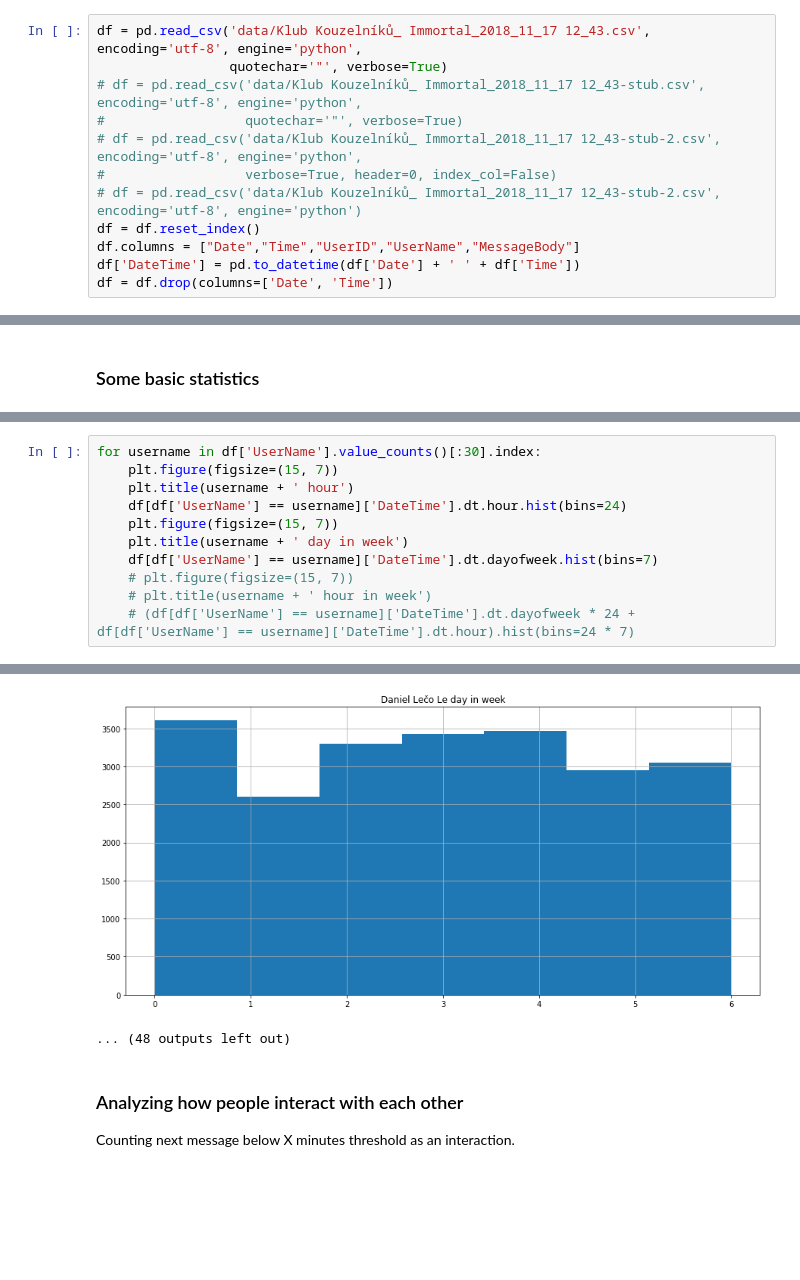
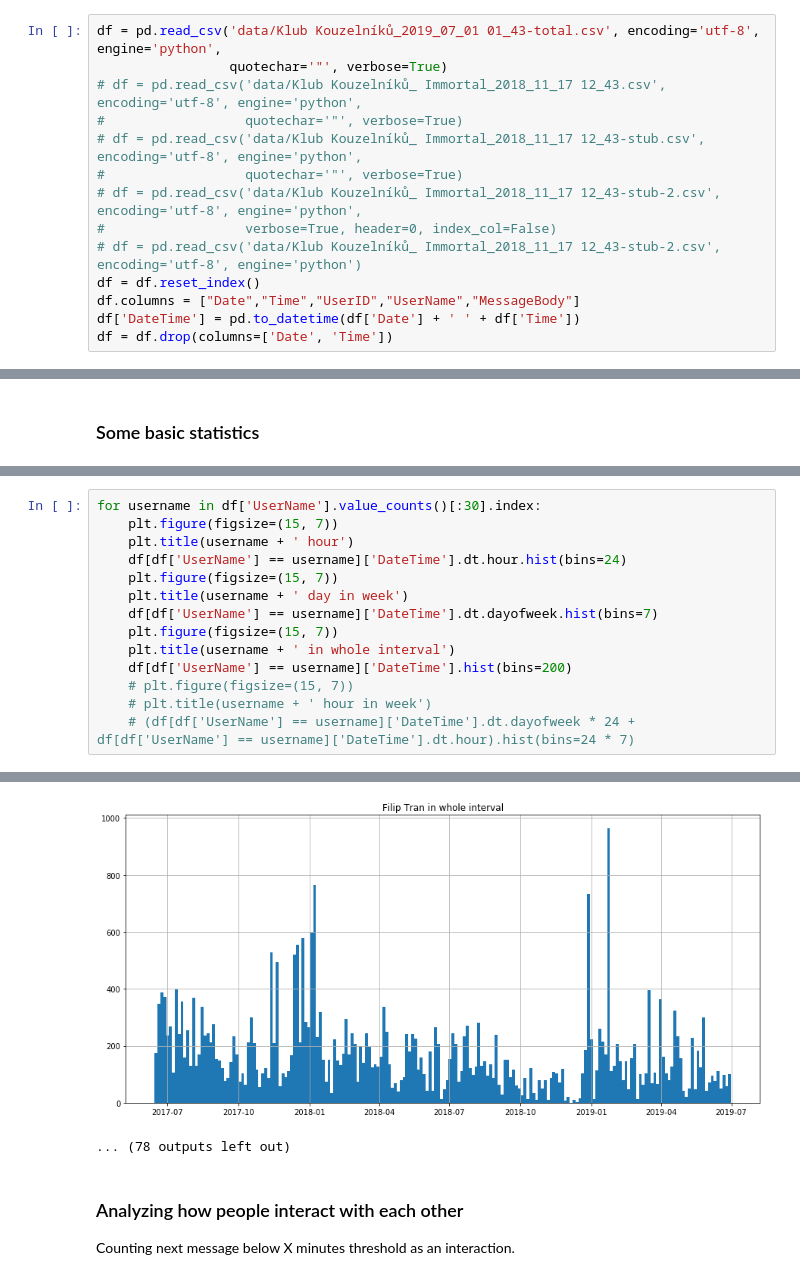
Before and after one commit to racinmat/fb-messages-downloading, a Jupyter notebook: chat_analysis.ipynb, the cells around one changed output, grey strips where cells are left out. Saved outputs shown, nothing was run; the diff lists cells and outputs as text; blank space fills up the shorter version.

```diff
--- a/chat_analysis.ipynb
+++ b/chat_analysis.ipynb
@@ -4,8 +5,10 @@ import numpy as np
 import matplotlib as mpl
 import matplotlib.pyplot as plt
 # %%
-df = pd.read_csv('data/Klub Kouzelníků_ Immortal_2018_11_17 12_43.csv', encoding='utf-8', engine='python',
+df = pd.read_csv('data/Klub Kouzelníků_2019_07_01 01_43-total.csv', encoding='utf-8', engine='python',
                  quotechar='"', verbose=True)
+# df = pd.read_csv('data/Klub Kouzelníků_ Immortal_2018_11_17 12_43.csv', encoding='utf-8', engine='python',
+#                  quotechar='"', verbose=True)
 # df = pd.read_csv('data/Klub Kouzelníků_ Immortal_2018_11_17 12_43-stub.csv', encoding='utf-8', engine='python',
 #                  quotechar='"', verbose=True)
 # df = pd.read_csv('data/Klub Kouzelníků_ Immortal_2018_11_17 12_43-stub-2.csv', encoding='utf-8', engine='python',
@@ -118,6 +142,9 @@ for username in df['UserName'].value_counts()[:30].index:
     plt.figure(figsize=(15, 7))
     plt.title(username + ' day in week')
     df[df['UserName'] == username]['DateTime'].dt.dayofweek.hist(bins=7)
+    plt.figure(figsize=(15, 7))
+    plt.title(username + ' in whole interval')
+    df[df['UserName'] == username]['DateTime'].hist(bins=200)
     # plt.figure(figsize=(15, 7))
     # plt.title(username + ' hour in week')
     # (df[df['UserName'] == username]['DateTime'].dt.dayofweek * 24 + df[df['UserName'] == username]['DateTime'].dt.hour).hist(bins=24 * 7)
@@ -136,5 +163,5 @@ for username in df['UserName'].value_counts()[:30].index:
-[figure, old version]
+[figure, new version]
-... (48 outputs left out)
+... (78 outputs left out)
 # %% [markdown]
 ### Analyzing how people interact with each other
 Counting next message below X minutes threshold as an interaction.
```
Also changed, not shown: parts of 41 cells of this notebook.
